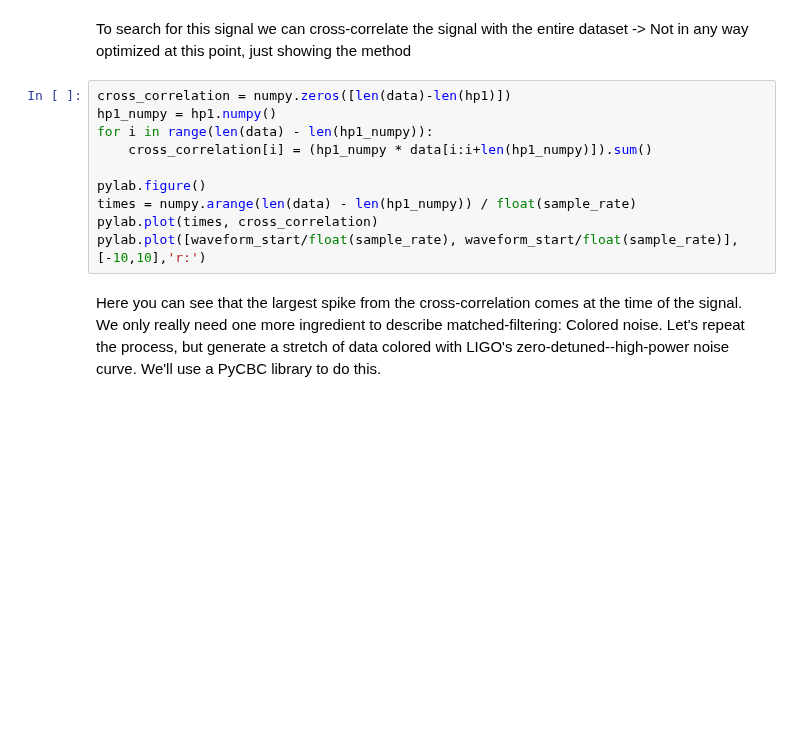
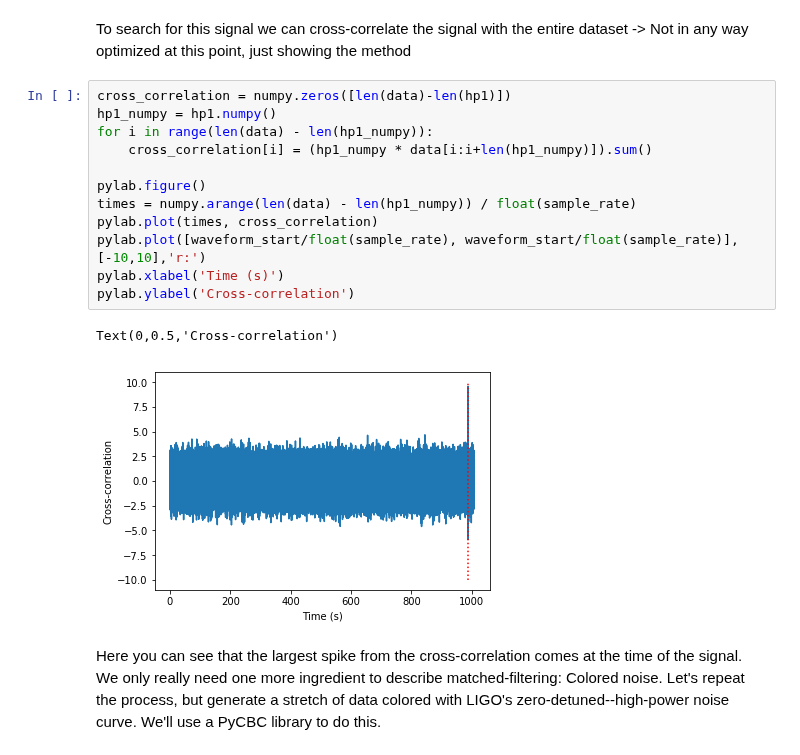
Before and after one commit to gw-odw/odw-2019, a Jupyter notebook: Day_2/Tuto_2.1_Matched_filtering_introduction.ipynb, the cells around one changed output. Drawn from its saved outputs; the diff is of its cells as text; blank space fills up the shorter version.

```diff
--- a/Day_2/Tuto_2.1_Matched_filtering_introduction.ipynb
+++ b/Day_2/Tuto_2.1_Matched_filtering_introduction.ipynb
@@ -69,13 +88,18 @@ To search for this signal we can cross-correlate the signal with the entire data
 # %%
 cross_correlation = numpy.zeros([len(data)-len(hp1)])
 hp1_numpy = hp1.numpy()
 for i in range(len(data) - len(hp1_numpy)):
     cross_correlation[i] = (hp1_numpy * data[i:i+len(hp1_numpy)]).sum()
 
 pylab.figure()
 times = numpy.arange(len(data) - len(hp1_numpy)) / float(sample_rate)
 pylab.plot(times, cross_correlation)
 pylab.plot([waveform_start/float(sample_rate), waveform_start/float(sample_rate)], [-10,10],'r:')
+pylab.xlabel('Time (s)')
+pylab.ylabel('Cross-correlation')
+# %% [output]
+Text(0,0.5,'Cross-correlation')
+[figure, added]
 # %% [markdown]
 Here you can see that the largest spike from the cross-correlation comes at the time of the signal. We only really need one more ingredient to describe matched-filtering: Colored noise. Let's repeat the process, but generate a stretch of data colored with LIGO's zero-detuned--high-power noise curve. We'll use a PyCBC library to do this.
 # %%
```
Also changed, not shown: parts of 4 cells of this notebook.
